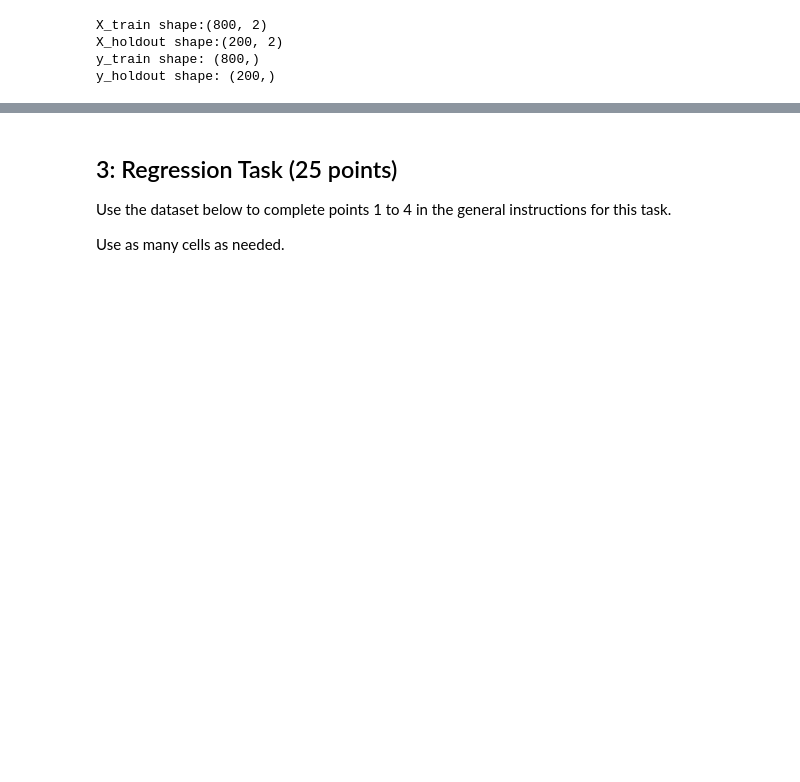
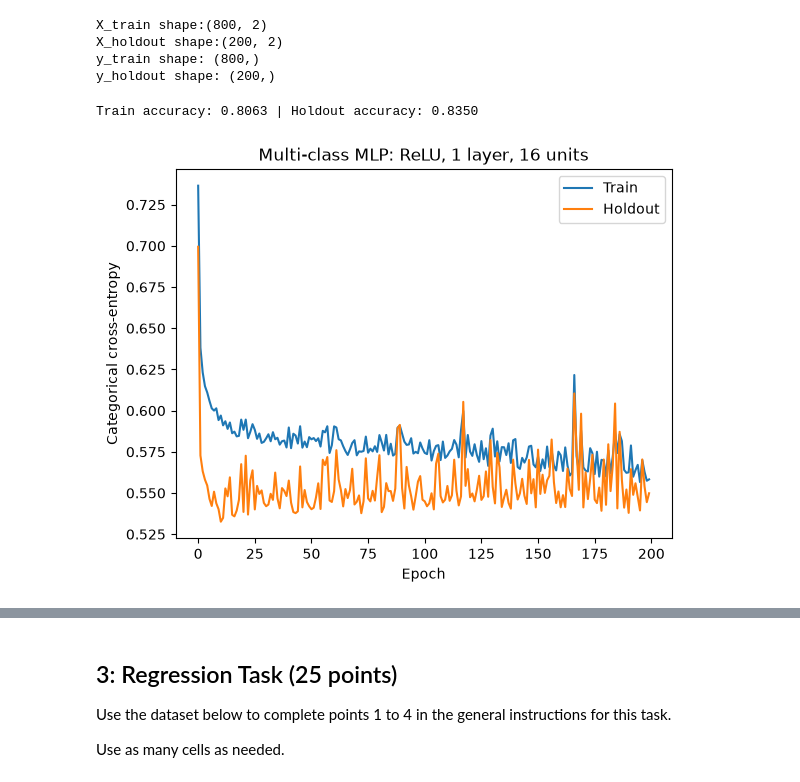
Before and after one commit to MaxGuryan9/Manual-MLPS-Lab-DS4022, a Jupyter notebook: 04-manual-mlps.ipynb, the cells around one changed output, grey strips where cells are left out. Drawn from its saved outputs; the diff is of its cells as text; code cells hidden in the pictures; blank space fills up the shorter version.

```diff
--- a/04-manual-mlps.ipynb
+++ b/04-manual-mlps.ipynb
@@ -390,4 +390,27 @@ class MultiClassMLP(nn.Module):
     def predict(self, X):
         with torch.no_grad():
             probs = self(X)
-            return probs.argmax(dims=1)
+            return probs.argmax(dim=1)
+# %%
+import matplotlib.pyplot as plt
+from sklearn.metrics import accuracy_score
+
+torch.manual_seed(42)
+sanity_model = MultiClassMLP(input_dim=2, hidden_dim=16, num_layers=1, activation="relu")
+sanity_model.fit(X_train_mc, y_train_oh, epochs=200, lr=0.01,
+                 X_val=X_holdout_mc, y_val=y_holdout_oh)
+
+train_acc = accuracy_score(y_train_mc, sanity_model.predict(X_train_mc).numpy())
+holdout_acc = accuracy_score(y_holdout_mc, sanity_model.predict(X_holdout_mc).numpy())
+print(f"Train accuracy: {train_acc:.4f} | Holdout accuracy: {holdout_acc:.4f}")
+
+plt.plot(sanity_model.train_costs, label="Train")
+plt.plot(sanity_model.val_costs, label="Holdout")
+plt.xlabel("Epoch")
+plt.ylabel("Categorical cross-entropy")
+plt.title("Multi-class MLP: ReLU, 1 layer, 16 units")
+plt.legend()
+plt.show()
+# %% [output]
+Train accuracy: 0.8063 | Holdout accuracy: 0.8350
+[figure, added]
```
Also changed, not shown: parts of 2 cells of this notebook.
